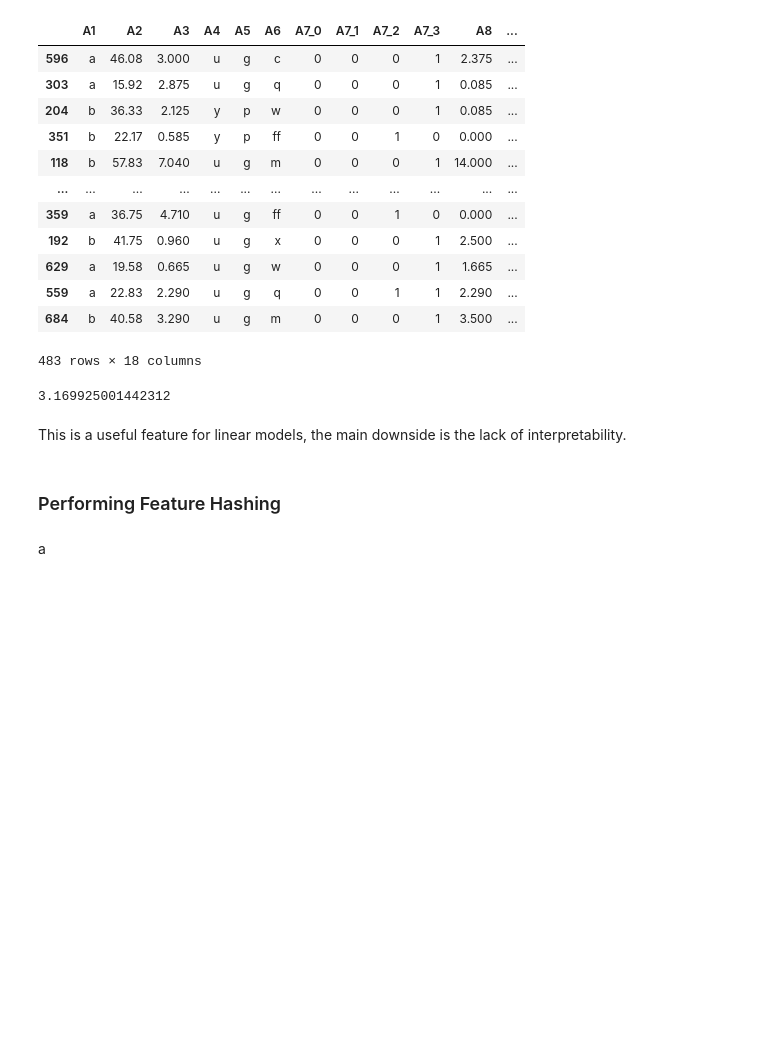
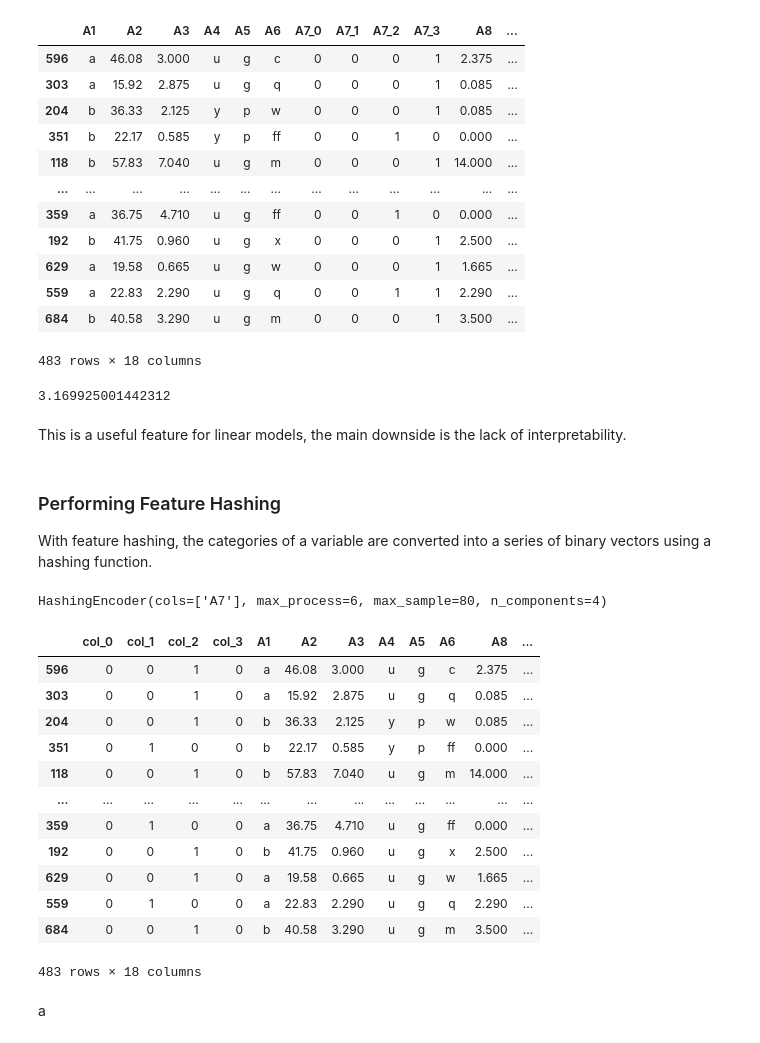
Before and after one commit to LucianoBatista/study-sprints, a Jupyter notebook: sprint-2021-12-31/feat-engine/encode-categories.ipynb, the cells around one changed output. Cells and saved outputs as stored; diff of their text form; code cells hidden in the pictures; blank space fills up the shorter version.

Commit message:
:sparkles: adding categorical encoders scheme to the notebook.

```diff
--- a/sprint-2021-12-31/feat-engine/encode-categories.ipynb
+++ b/sprint-2021-12-31/feat-engine/encode-categories.ipynb
@@ -825,5 +825,7 @@ np.log2(9)
 3.169925001442312
 # %% [markdown]
 This is a useful feature for linear models, the main downside is the lack of interpretability.
-# %% [markdown]
-### Performing Feature Hashing
+# %% [markdown]
+### Performing Feature Hashing
+
+With feature hashing, the categories of a variable are converted into a series of binary vectors using a hashing function.
@@ -830,2 +834,25 @@ This is a useful feature for linear models, the main downside is the lack of int
+# %%
+h_encoder = HashingEncoder(cols=["A7"], n_components=4)
+h_encoder.fit(X_train)
+# %% [output]
+HashingEncoder(cols=['A7'], max_process=6, max_sample=80, n_components=4)
+# %%
+X_train_enc = h_encoder.transform(X_train)
+X_test_enc = h_encoder.transform(X_test)
+X_train_enc
+# %% [output]
+|  | col_0 | col_1 | col_2 | col_3 | A1 | A2 | A3 | A4 | A5 | A6 | A8 | ... |
+| 596 | 0 | 0 | 1 | 0 | a | 46.08 | 3.000 | u | g | c | 2.375 | ... |
+| 303 | 0 | 0 | 1 | 0 | a | 15.92 | 2.875 | u | g | q | 0.085 | ... |
+| 204 | 0 | 0 | 1 | 0 | b | 36.33 | 2.125 | y | p | w | 0.085 | ... |
+| 351 | 0 | 1 | 0 | 0 | b | 22.17 | 0.585 | y | p | ff | 0.000 | ... |
+| 118 | 0 | 0 | 1 | 0 | b | 57.83 | 7.040 | u | g | m | 14.000 | ... |
+| ... | ... | ... | ... | ... | ... | ... | ... | ... | ... | ... | ... | ... |
+| 359 | 0 | 1 | 0 | 0 | a | 36.75 | 4.710 | u | g | ff | 0.000 | ... |
+| 192 | 0 | 0 | 1 | 0 | b | 41.75 | 0.960 | u | g | x | 2.500 | ... |
+| 629 | 0 | 0 | 1 | 0 | a | 19.58 | 0.665 | u | g | w | 1.665 | ... |
+| 559 | 0 | 1 | 0 | 0 | a | 22.83 | 2.290 | u | g | q | 2.290 | ... |
+| 684 | 0 | 0 | 1 | 0 | b | 40.58 | 3.290 | u | g | m | 3.500 | ... |
+483 rows × 18 columns
 # %% [markdown]
 a
```
Also changed, not shown: parts of 1 cell of this notebook.
